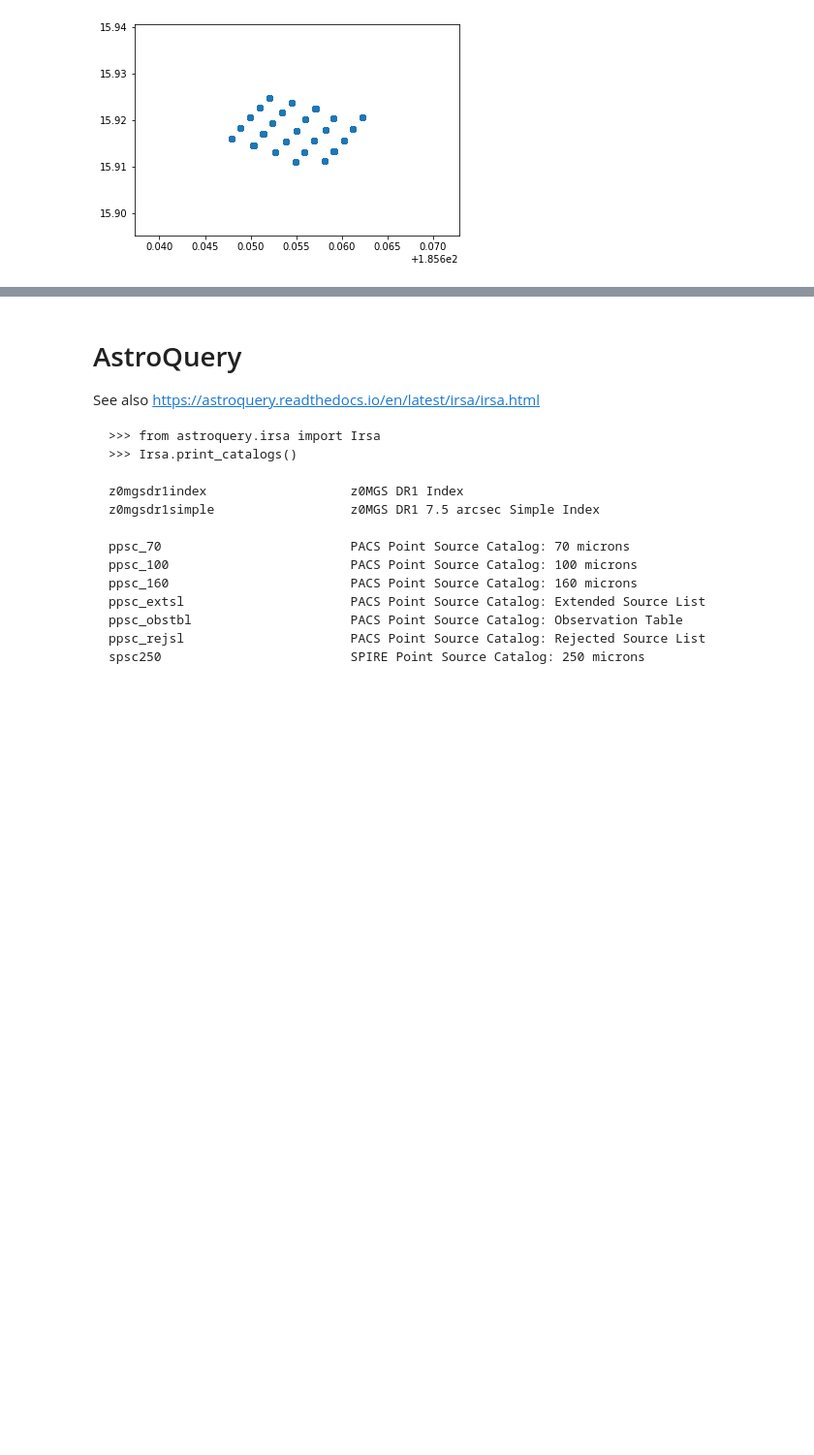
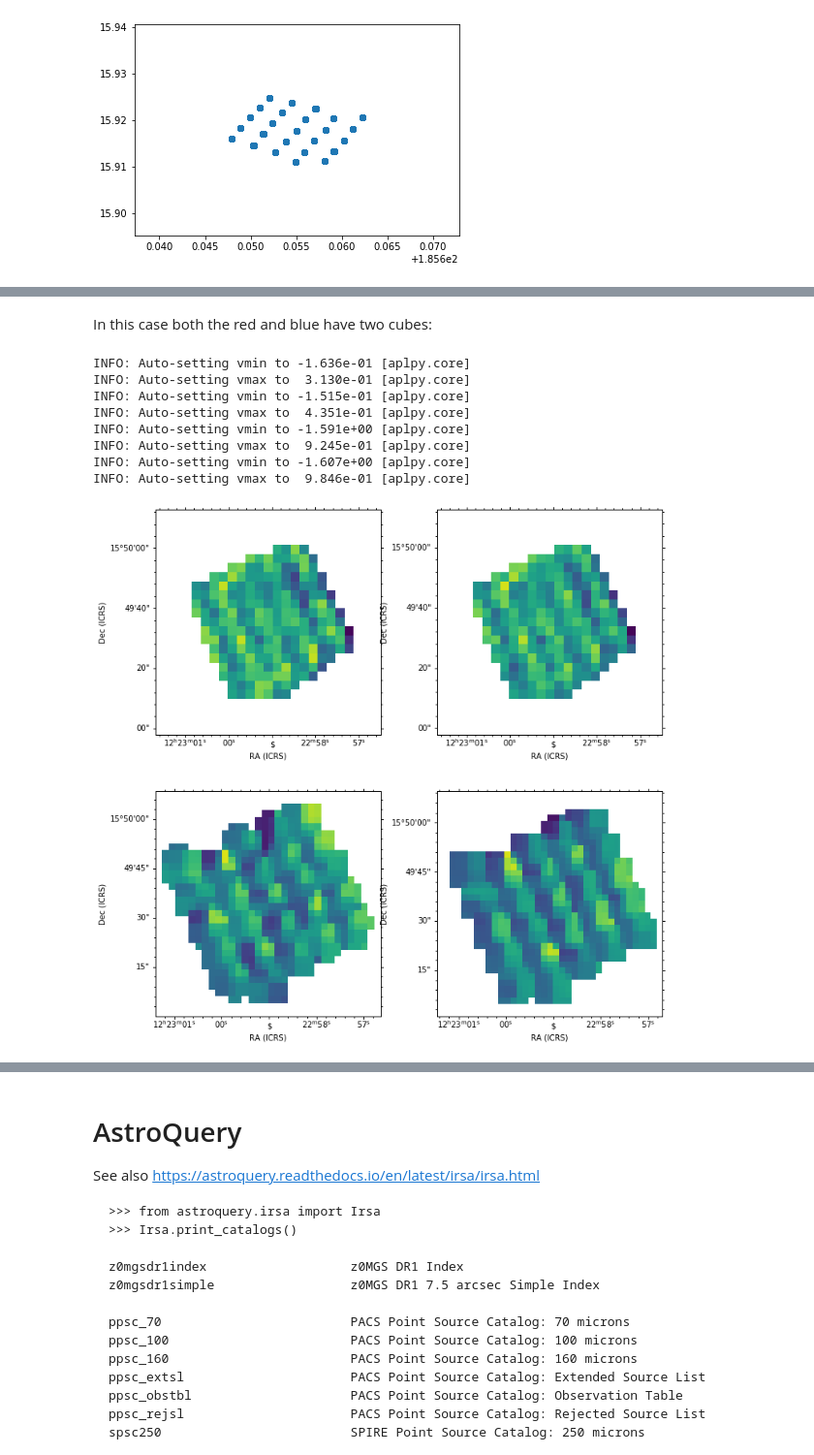
Before and after one commit to teuben/herplot, a Jupyter notebook: ngc4321.ipynb, the cells around one changed output, grey strips where cells are left out. Shown: that part at 97% size. Cells and saved outputs as stored; diff of their text form; code cells hidden in the pictures; blank space fills up the shorter version.

```diff
--- a/ngc4321.ipynb
+++ b/ngc4321.ipynb
@@ -266,0 +290,11 @@ get_image: 1342223728/level2/HPS3DDR/herschel.ia.dataset.spectrum.SpectralSimple
+# %%
+fr0 = '1342223728/level2/HPS3DEQDR/herschel.ia.dataset.spectrum.SpectralSimpleCube/hpacs1342223728_20hps3deqdrs_00_1469458812067.fits.gz'
+fr1 = '1342223728/level2/HPS3DEQDR/herschel.ia.dataset.spectrum.SpectralSimpleCube/hpacs1342223728_20hps3deqdrs_01_1469458813243.fits.gz'
+
+fb0 = '1342223728/level2/HPS3DEQIB/herschel.ia.dataset.spectrum.SpectralSimpleCube/hpacs1342223728_20hps3deqibs_00_1469458815168.fits.gz'
+fb1 = '1342223728/level2/HPS3DEQIB/herschel.ia.dataset.spectrum.SpectralSimpleCube/hpacs1342223728_20hps3deqibs_01_1469458815654.fits.gz'
+
+(hdur0,h3,d3) = get_image(fr0)
+(hdur1,h3,d3) = get_image(fr1)
+(hdub0,h3,d3) = get_image(fb0)
+(hdub1,h3,d3) = get_image(fb1)
@@ -267,3 +318,28 @@ get_image: 1342223728/level2/HPS3DDR/herschel.ia.dataset.spectrum.SpectralSimple
+# %% [markdown]
+In this case both the red and blue have two cubes:
+# %%
+fig = plt.figure(figsize=(10,10))
+g1 = aplpy.FITSFigure(hdur0,slices=[400],subplot=[0.1,0.1,0.4,0.4], figure=fig)
+g1.show_colorscale()
+g2 = aplpy.FITSFigure(hdur1,slices=[400],subplot=[0.6,0.1,0.4,0.4], figure=fig)
+g2.show_colorscale()
+g3 = aplpy.FITSFigure(hdub0,slices=[400],subplot=[0.1,0.6,0.4,0.4], figure=fig)
+g3.show_colorscale()
+g4 = aplpy.FITSFigure(hdub1,slices=[400],subplot=[0.6,0.6,0.4,0.4], figure=fig)
+g4.show_colorscale()
+
+#g2.hide_yaxis_label()
+#g2.hide_ytick_labels()
+# %% [output]
+INFO: Auto-setting vmin to -1.636e-01 [aplpy.core]
+INFO: Auto-setting vmax to  3.130e-01 [aplpy.core]
+INFO: Auto-setting vmin to -1.515e-01 [aplpy.core]
+INFO: Auto-setting vmax to  4.351e-01 [aplpy.core]
+INFO: Auto-setting vmin to -1.591e+00 [aplpy.core]
+INFO: Auto-setting vmax to  9.245e-01 [aplpy.core]
+INFO: Auto-setting vmin to -1.607e+00 [aplpy.core]
+INFO: Auto-setting vmax to  9.846e-01 [aplpy.core]
+[figure, added]
 # %% [markdown]
 # SpirePacsParallel
 
```
Also changed, not shown: parts of 14 cells of this notebook.
